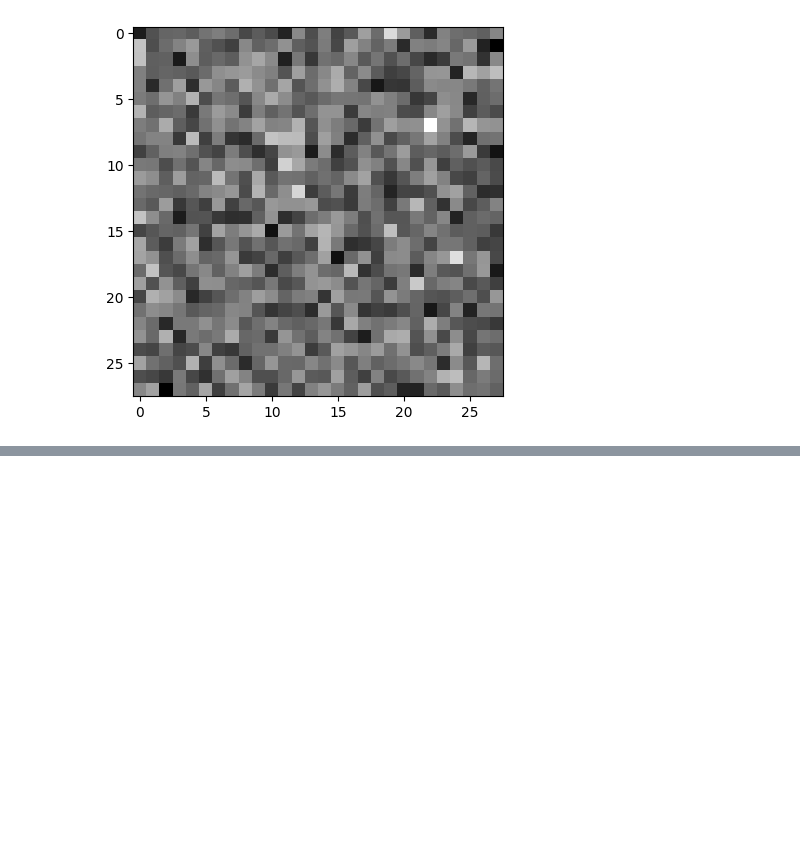
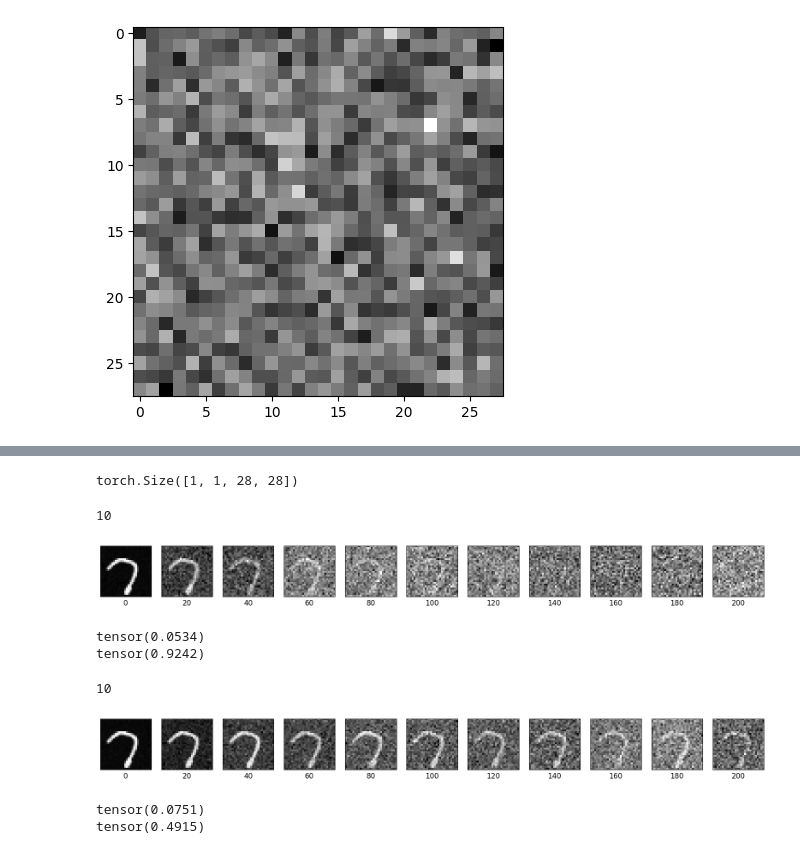
Before and after one commit to Ellie749/Diffusion_Model_From_Scratch, a Jupyter notebook: src/experiments.ipynb, the cells around one changed output, grey strips where cells are left out. Cells and saved outputs as stored; diff of their text form; code cells hidden in the pictures; blank space fills up the shorter version.

```diff
--- a/src/experiments.ipynb
+++ b/src/experiments.ipynb
@@ -101,3 +101,9 @@ plt.show()
 # %% [output]
 torch.Size([1, 28, 28])
 [figure]
+# %%
+T = 200
+IMG_SHAPE = (28, 28, 1)
+betas = np.linspace(1e-4, 0.02, T, dtype=np.float32)
+alphas = 1 - betas
+alphas_cumprod = np.cumprod(alphas)
@@ -103,0 +130,74 @@ torch.Size([1, 28, 28])
+# %%
+def forward(x0, t):
+    noise = torch.randn((28,28))
+    a_bar = np.array(alphas_cumprod[t])
+    a_bar = torch.from_numpy(a_bar)
+    a_bar = a_bar.reshape((1,1,1,1))
+    out = torch.sqrt(a_bar) * x0 + torch.sqrt(1 - a_bar) * noise
+
+    return out
+
+noisy_img = forward(images[-3].squeeze(), 50)
+print(noisy_img.shape)
+# %% [output]
+torch.Size([1, 1, 28, 28])
+# %%
+imgs = []
+for i in range(10):
+    imgs.append(torch.squeeze(forward(images[0], i*20)))
+print(len(imgs))
+imgs.append(torch.squeeze(forward(images[0], 199)))
+
+
+plt.figure(figsize=(20, 20))
+for i in range(len(imgs)):
+    plt.subplot(1, 11, i+1)
+    plt.imshow(imgs[i], cmap='gray')
+    plt.xticks([])  #hide
+    plt.yticks([])
+    plt.xlabel(str(i*20), fontsize=12)
+
+
+plt.show()
+# %% [output]
+10
+[figure, added]
+# %%
+print(imgs[-1].mean())
+print(imgs[-1].std())
+# %% [output]
+tensor(0.0534)
+tensor(0.9242)
+# %%
+T = 200
+IMG_SHAPE = (28, 28, 1)
+betas = np.linspace(1e-4, 0.002, T, dtype=np.float32)
+alphas = 1 - betas
+alphas_cumprod = np.cumprod(alphas)
+
+imgs = []
+for i in range(10):
+    imgs.append(torch.squeeze(forward(images[0], i*20)))
+print(len(imgs))
+imgs.append(torch.squeeze(forward(images[0], 199)))
+
+
+plt.figure(figsize=(20, 20))
+for i in range(len(imgs)):
+    plt.subplot(1, 11, i+1)
+    plt.imshow(imgs[i], cmap='gray')
+    plt.xticks([])  #hide
+    plt.yticks([])
+    plt.xlabel(str(i*20), fontsize=12)
+
+
+plt.show()
+# %% [output]
+10
+[figure, added]
+# %%
+print(imgs[-1].mean())
+print(imgs[-1].std())
+# %% [output]
+tensor(0.0751)
+tensor(0.4915)
```
Also changed, not shown: parts of 3 cells of this notebook.
